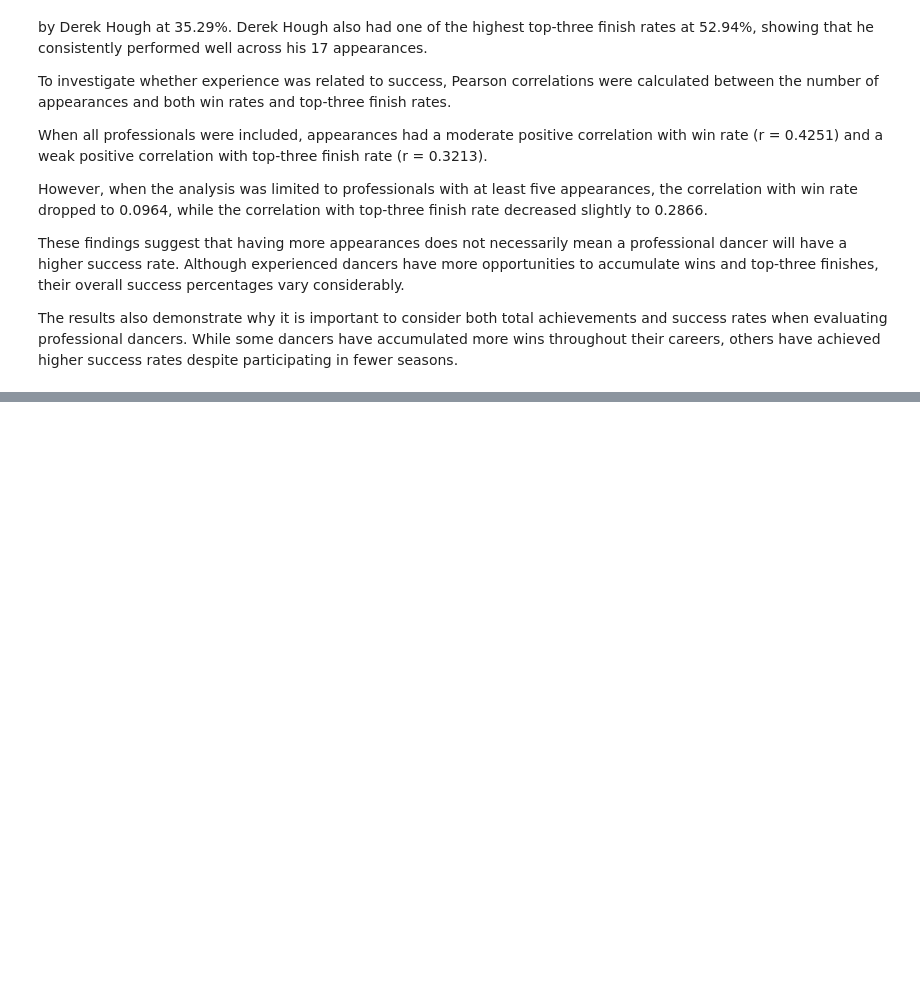
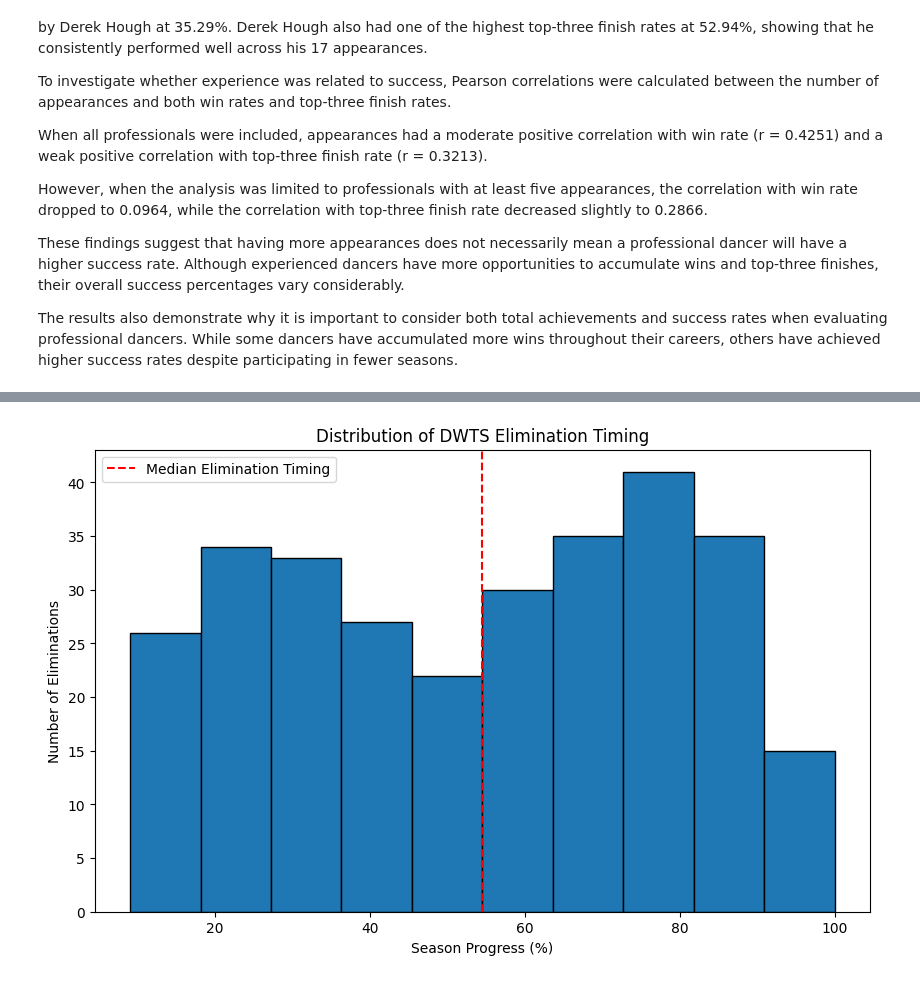
Before and after one commit to mia-c25/dwts-data-analysis, a Jupyter notebook: notebooks/notebook.ipynb, the cells around one changed output, grey strips where cells are left out. Saved outputs shown, nothing was run; the diff lists cells and outputs as text; code cells hidden in the pictures; blank space fills up the shorter version.

Commit message:
Complete early-season performance and survival analysis

```diff
--- a/notebooks/notebook.ipynb
+++ b/notebooks/notebook.ipynb
@@ -1137,0 +1275,2 @@ The results also demonstrate why it is important to consider both total achievem
+# %%
+weeks = range(1,12)
@@ -1137,0 +1400,6 @@ The results also demonstrate why it is important to consider both total achievem
+# %%
+df = df.merge(
+    season_final_weeks,
+    on='season',
+    how='left'
+)
@@ -1137,0 +1428,9 @@ The results also demonstrate why it is important to consider both total achievem
+# %%
+df['season_progress_pct'] = (
+   (df['last_scored_week'] / df['season_final_week'] * 100).round(2)
+)
+
+df[
+    ['celebrity_name', 'last_scored_week',
+     'season_final_week', 'season_progress_pct']
+].head(10)
@@ -1137,0 +1449,6 @@ The results also demonstrate why it is important to consider both total achievem
+# %%
+eliminated = df[
+    df['results'].str.contains('Eliminated', na=False)
+].copy()
+
+eliminated.shape
@@ -1137,0 +1469,22 @@ The results also demonstrate why it is important to consider both total achievem
+# %%
+plt.figure(figsize=(10,6))
+
+plt.hist(
+    eliminated['season_progress_pct'],
+    bins=10,
+    edgecolor='black'
+)
+plt.axvline(
+    eliminated['season_progress_pct'].median(),
+    color='red',
+    linestyle='--',
+    label='Median Elimination Timing'
+)
+plt.legend()
+
+plt.title('Distribution of DWTS Elimination Timing')
+plt.xlabel('Season Progress (%)')
+plt.ylabel('Number of Eliminations')
+plt.show()
+# %% [output]
+[figure, added]
```
Also changed, not shown: parts of 65 cells of this notebook.
